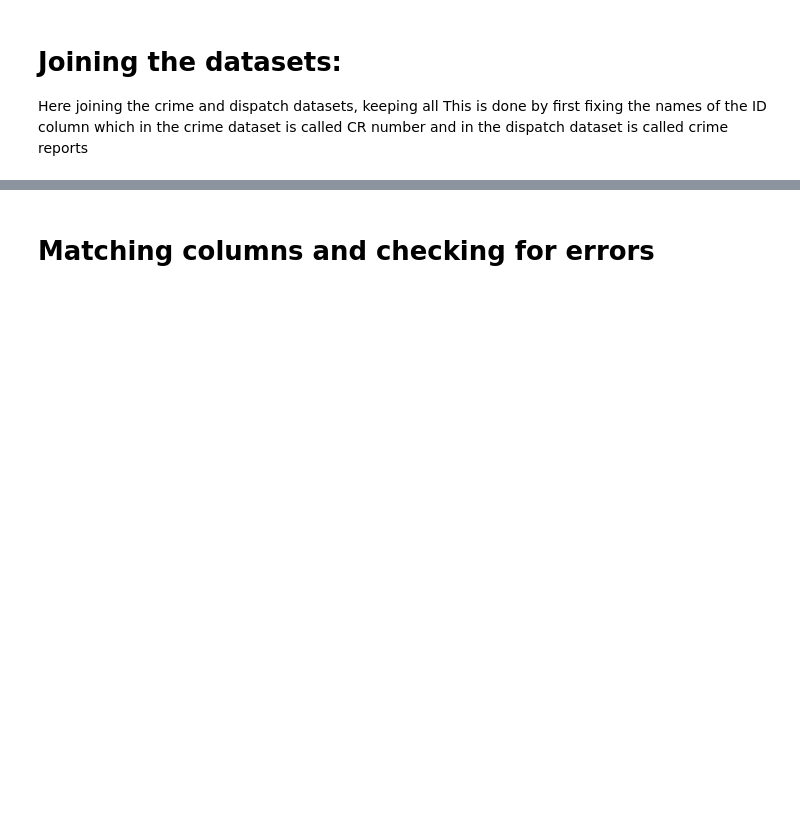
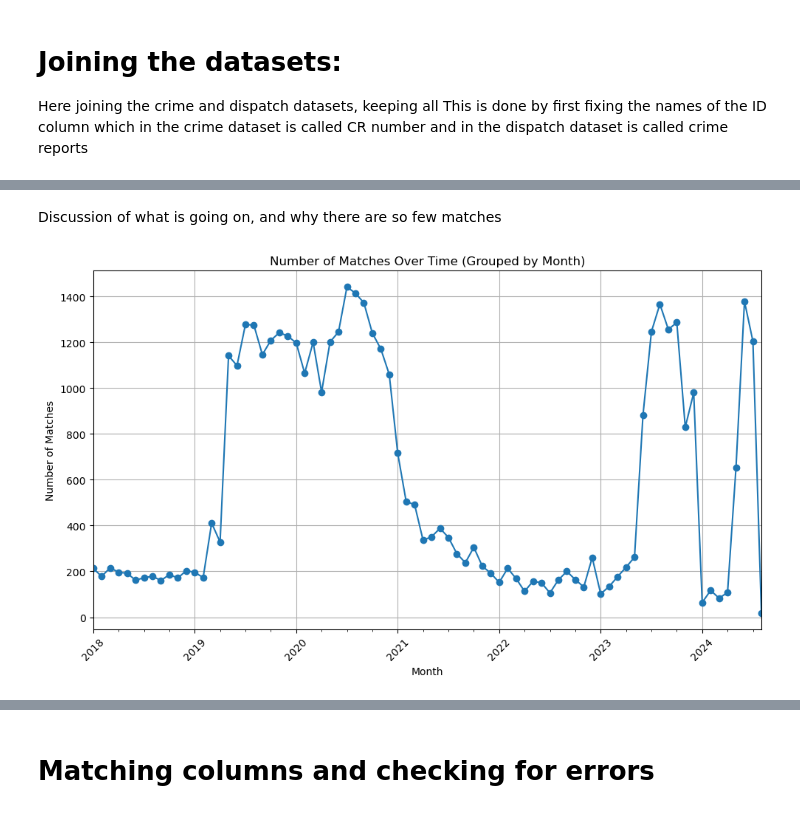
Before and after one commit to AskSalomon/DATA-205, a Jupyter notebook: PythonCapstone.ipynb, the cells around one changed output, grey strips where cells are left out. Saved outputs shown, nothing was run; the diff lists cells and outputs as text; code cells hidden in the pictures; blank space fills up the shorter version.

```diff
--- a/PythonCapstone.ipynb
+++ b/PythonCapstone.ipynb
@@ -507,0 +547,19 @@ dtype: int64
+# %% [markdown]
+Discussion of what is going on, and why there are so few matches
+# %%
+# I am curious if there is an difference in matches over time
+incidents['month_year_crime'] = incidents['Start_Time_crime'].dt.to_period('M')
+matches = incidents[incidents['match_status'] == 'Match']
+monthly_matches = matches.groupby('month_year_crime').size()
+
+plt.figure(figsize=(10, 6))
+monthly_matches.plot(kind='line', marker='o')
+plt.title('Number of Matches Over Time (Grouped by Month)')
+plt.xlabel('Month')
+plt.ylabel('Number of Matches')
+plt.xticks(rotation=45)
+plt.grid(True)
+plt.tight_layout()
+plt.show()
+# %% [output]
+[figure, added]
```
Also changed, not shown: parts of 44 cells of this notebook, 1 other file.
